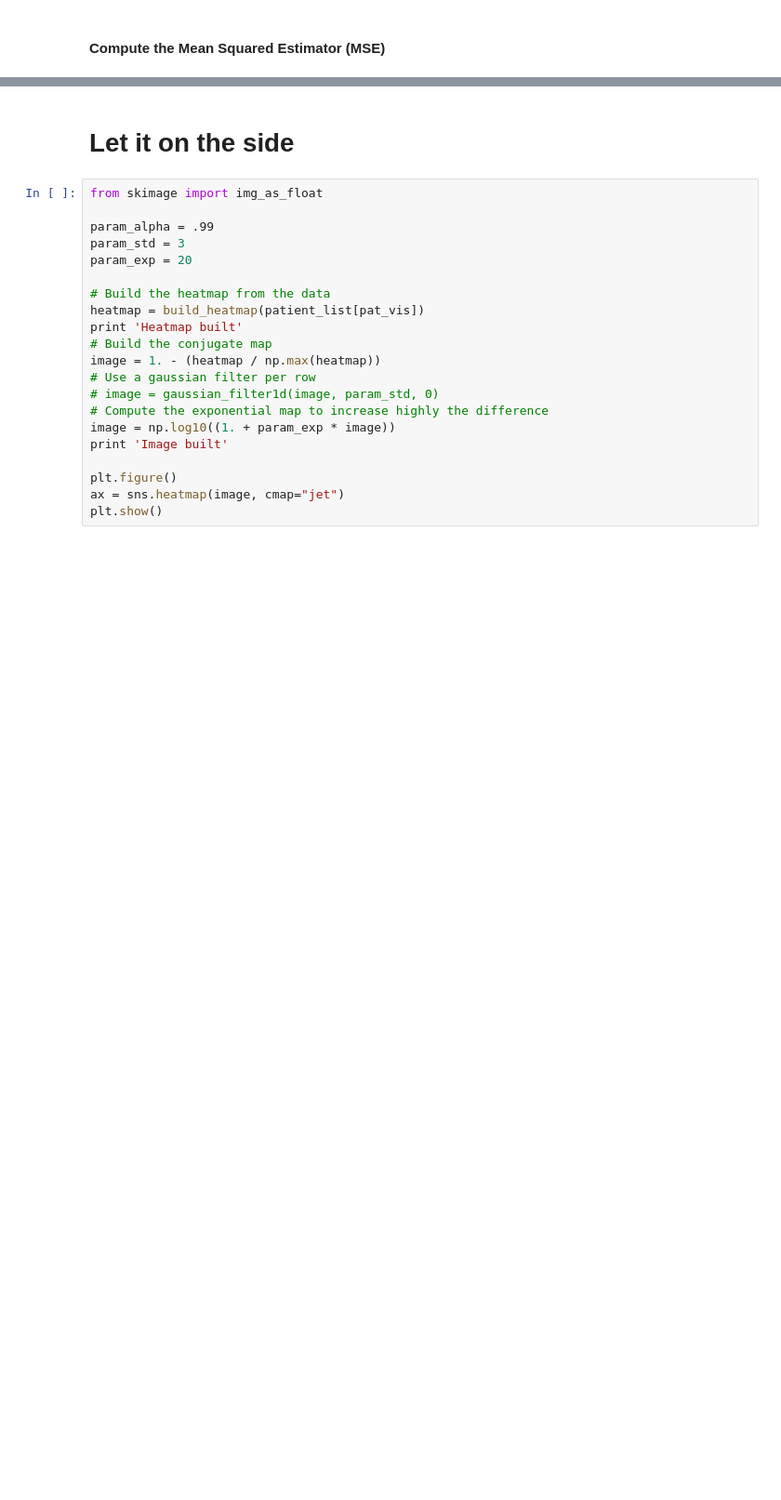
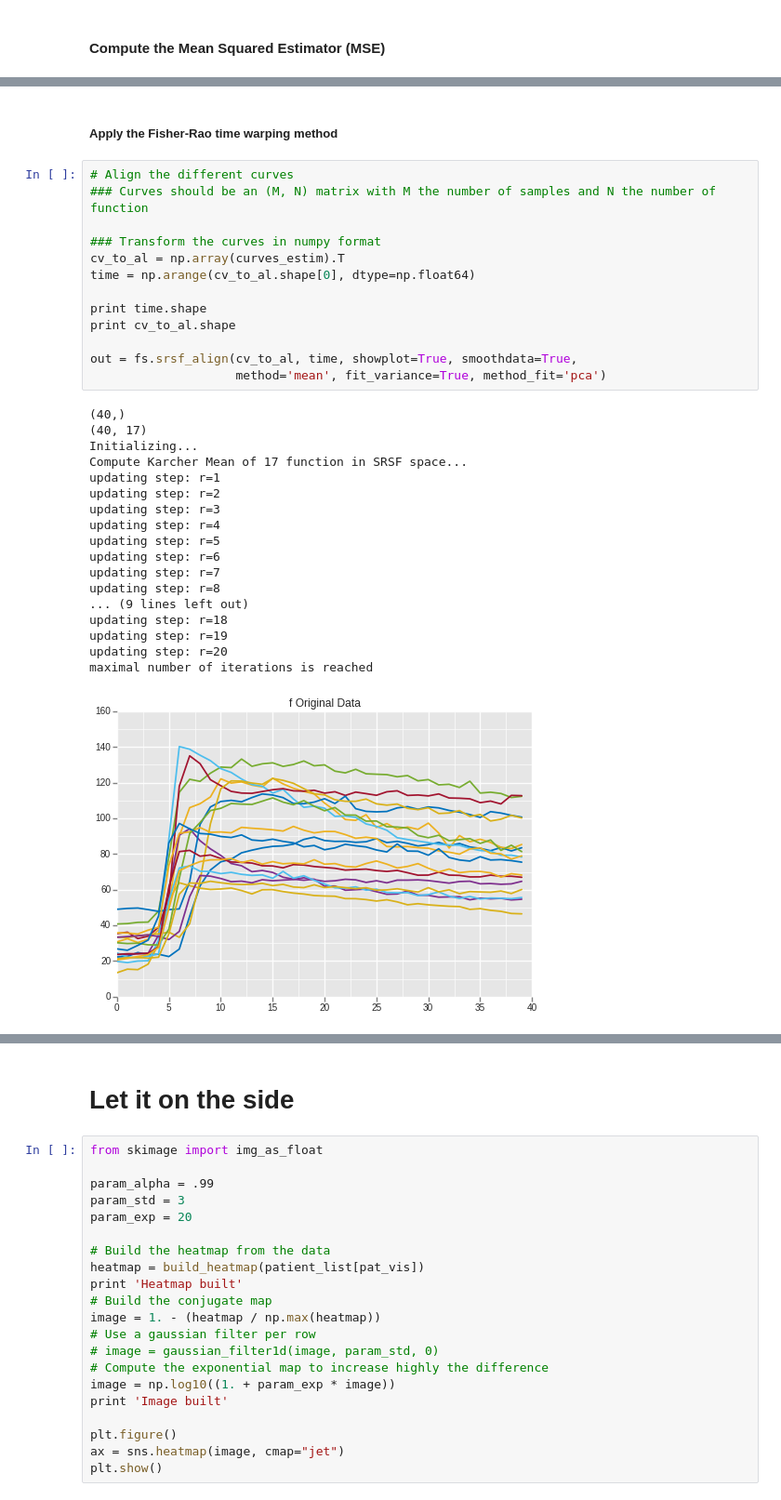
Before and after one commit to I2Cvb/prostate, a Jupyter notebook: notebook/normalisation-dce.ipynb, the cells around one changed output, grey strips where cells are left out. Shown at 93% size. Drawn from its saved outputs; the diff is of its cells as text; blank space fills up the shorter version.

```diff
--- a/notebook/normalisation-dce.ipynb
+++ b/notebook/normalisation-dce.ipynb
@@ -406,0 +548,34 @@ patient_list[pat_vis].mse_var = vari
+# %% [markdown]
+##### Apply the Fisher-Rao time warping method
+# %%
+# Align the different curves
+### Curves should be an (M, N) matrix with M the number of samples and N the number of function
+
+### Transform the curves in numpy format
+cv_to_al = np.array(curves_estim).T
+time = np.arange(cv_to_al.shape[0], dtype=np.float64)
+
+print time.shape
+print cv_to_al.shape
+
+out = fs.srsf_align(cv_to_al, time, showplot=True, smoothdata=True,
+                    method='mean', fit_variance=True, method_fit='pca')
+# %% [output]
+(40,)
+(40, 17)
+Initializing...
+Compute Karcher Mean of 17 function in SRSF space...
+updating step: r=1
+updating step: r=2
+updating step: r=3
+updating step: r=4
+updating step: r=5
+updating step: r=6
+updating step: r=7
+updating step: r=8
+... (9 lines left out)
+updating step: r=18
+updating step: r=19
+updating step: r=20
+maximal number of iterations is reached
+[figure, added]
```
Also changed, not shown: parts of 21 cells of this notebook, 1 other file.
